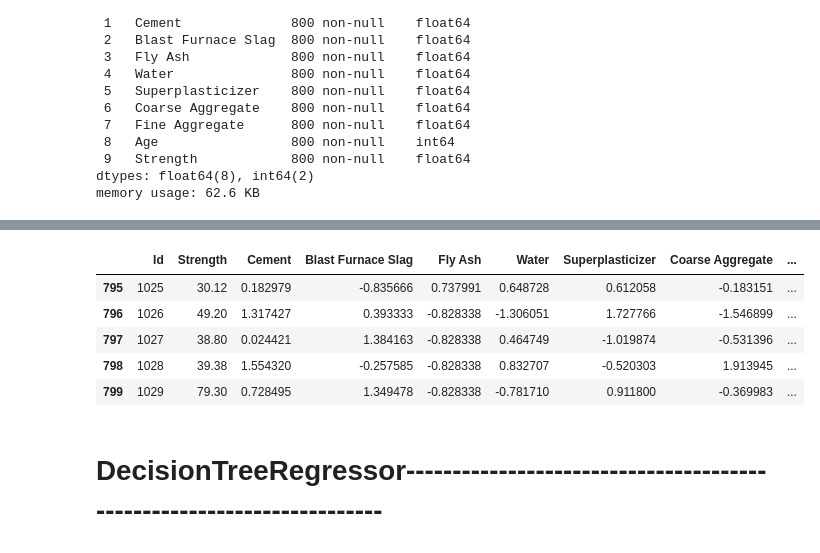
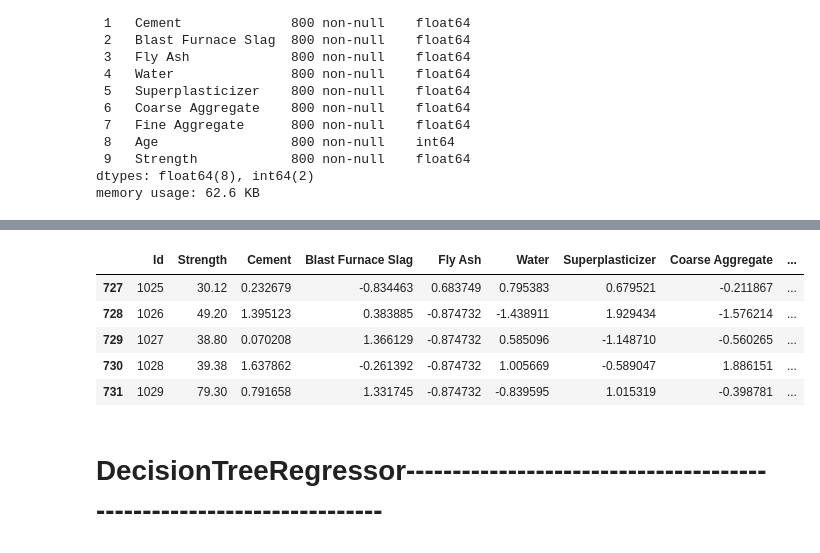
Before and after one commit to InfinityVaL/Machine_Learning, a Jupyter notebook: Skillbox_regression-9.ipynb, the cells around one changed output, grey strips where cells are left out. Drawn from its saved outputs; the diff is of its cells as text; code cells hidden in the pictures.

```diff
--- a/Skillbox_regression-9.ipynb
+++ b/Skillbox_regression-9.ipynb
@@ -69,4 +69,5 @@ memory usage: 62.6 KB
 fig, axs = plt.subplots(figsize=(15, 30), nrows=5, ncols=2)
 for ax, col in zip(axs.flat, train.columns):
     ax.scatter(train.index, train[col])
+    ax.set_title(col)
 # %% [output]
@@ -73,0 +75,19 @@ for ax, col in zip(axs.flat, train.columns):
+# %%
+def quantilecount(dframe, cols: list):
+
+    dframe2 = dframe.copy()
+
+    for col in dframe.drop(columns=cols):
+
+        qMin = dframe[col].quantile(0.25)
+        qMax = dframe[col].quantile(0.75)
+        iqr = qMax - qMin
+        bounds = (qMin - iqr*1.5, iqr*1.5 + qMax)
+
+        dframe2 = dframe2[dframe2[col] >= bounds[0]].copy()
+        dframe2 = dframe2[dframe2[col] <= bounds[1]].copy()
+
+    return dframe2.reset_index(drop=True)
+# %%
+train2 = quantilecount(train, ['Strength', 'Id'])
+train2
@@ -74,13 +108,13 @@ for ax, col in zip(axs.flat, train.columns):
 # %%
-train_scaler = StandardScaler().fit_transform(train.drop(columns=['Id', 'Strength']))
-train2 = pd.concat([train[['Id', 'Strength']],
-                   pd.DataFrame(data=train_scaler, columns=train.drop(columns=['Id', 'Strength']).columns)], axis=1).reset_index(drop=True)
-train2.tail()
+train2_scaler = StandardScaler().fit_transform(train2.drop(columns=['Id', 'Strength']))
+train3 = pd.concat([train2[['Id', 'Strength']],
+                   pd.DataFrame(data=train2_scaler, columns=train2.drop(columns=['Id', 'Strength']).columns)], axis=1).reset_index(drop=True)
+train3.tail()
 # %% [output]
 |  | Id | Strength | Cement | Blast Furnace Slag | Fly Ash | Water | Superplasticizer | Coarse Aggregate | ... |
-| 795 | 1025 | 30.12 | 0.182979 | -0.835666 | 0.737991 | 0.648728 | 0.612058 | -0.183151 | ... |
-| 796 | 1026 | 49.20 | 1.317427 | 0.393333 | -0.828338 | -1.306051 | 1.727766 | -1.546899 | ... |
-| 797 | 1027 | 38.80 | 0.024421 | 1.384163 | -0.828338 | 0.464749 | -1.019874 | -0.531396 | ... |
-| 798 | 1028 | 39.38 | 1.554320 | -0.257585 | -0.828338 | 0.832707 | -0.520303 | 1.913945 | ... |
-| 799 | 1029 | 79.30 | 0.728495 | 1.349478 | -0.828338 | -0.781710 | 0.911800 | -0.369983 | ... |
+| 727 | 1025 | 30.12 | 0.232679 | -0.834463 | 0.683749 | 0.795383 | 0.679521 | -0.211867 | ... |
+| 728 | 1026 | 49.20 | 1.395123 | 0.383885 | -0.874732 | -1.438911 | 1.929434 | -1.576214 | ... |
+| 729 | 1027 | 38.80 | 0.070208 | 1.366129 | -0.874732 | 0.585096 | -1.148710 | -0.560265 | ... |
+| 730 | 1028 | 39.38 | 1.637862 | -0.261392 | -0.874732 | 1.005669 | -0.589047 | 1.886151 | ... |
+| 731 | 1029 | 79.30 | 0.791658 | 1.331745 | -0.874732 | -0.839595 | 1.015319 | -0.398781 | ... |
 # %%
```
Also changed, not shown: parts of 31 cells of this notebook.
